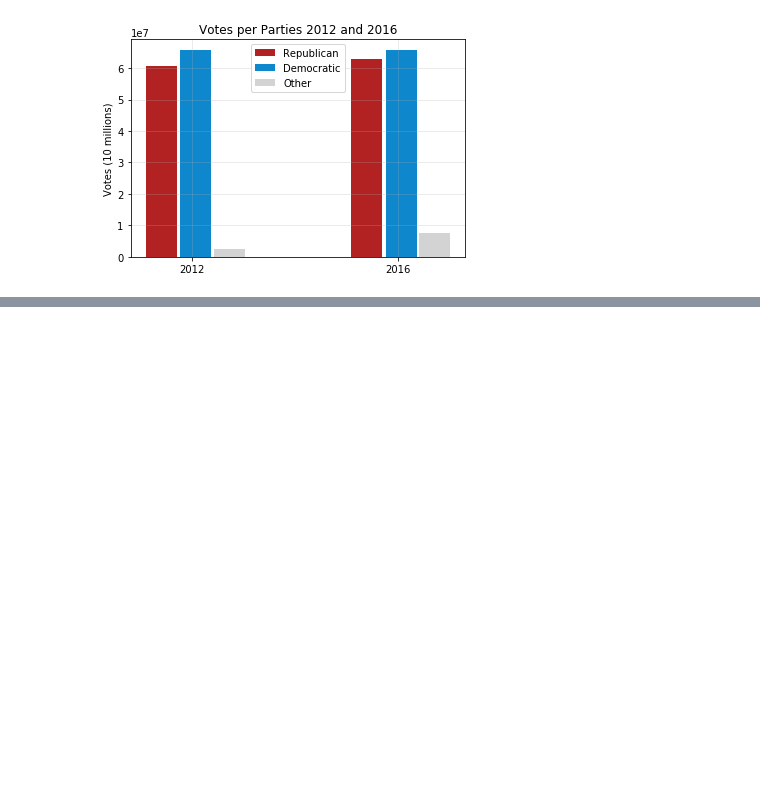
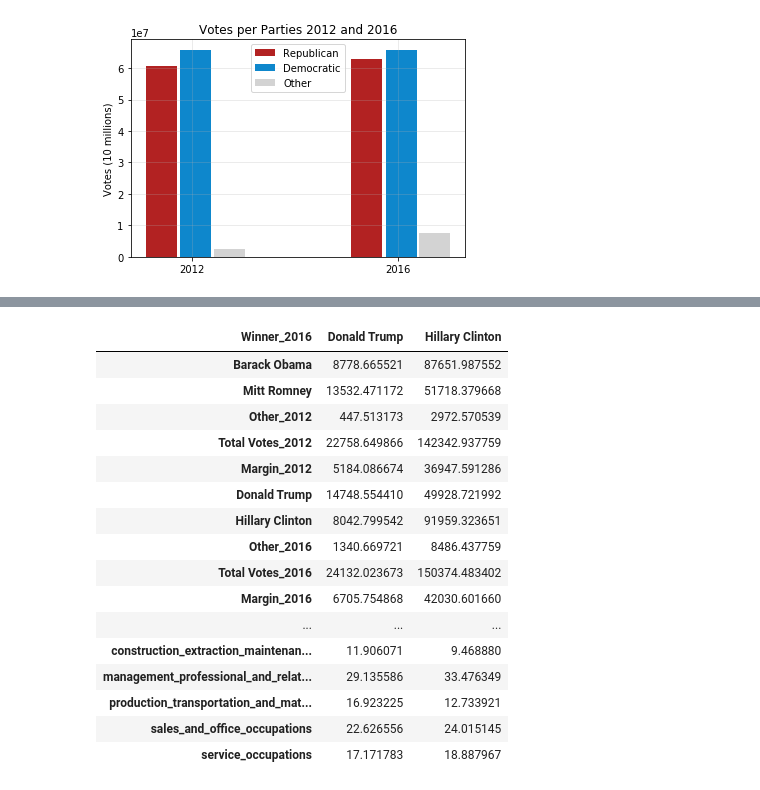
Before and after one commit to muditmathur11/bcmj, a Jupyter notebook: Project/Election_Project.ipynb, the cells around one changed output, grey strips where cells are left out. Drawn from its saved outputs; the diff is of its cells as text; code cells hidden in the pictures; blank space fills up the shorter version.

```diff
--- a/Project/Election_Project.ipynb
+++ b/Project/Election_Project.ipynb
@@ -240,0 +229,20 @@ election_df.describe()
+# %%
+election_merged.groupby(["Winner_2016"]).mean().T
+# %% [output]
+| Winner_2016 | Donald Trump | Hillary Clinton |
+| Barack Obama | 8778.665521 | 87651.987552 |
+| Mitt Romney | 13532.471172 | 51718.379668 |
+| Other_2012 | 447.513173 | 2972.570539 |
+| Total Votes_2012 | 22758.649866 | 142342.937759 |
+| Margin_2012 | 5184.086674 | 36947.591286 |
+| Donald Trump | 14748.554410 | 49928.721992 |
+| Hillary Clinton | 8042.799542 | 91959.323651 |
+| Other_2016 | 1340.669721 | 8486.437759 |
+| Total Votes_2016 | 24132.023673 | 150374.483402 |
+| Margin_2016 | 6705.754868 | 42030.601660 |
+| ... | ... | ... |
+| construction_extraction_maintenan... | 11.906071 | 9.468880 |
+| management_professional_and_relat... | 29.135586 | 33.476349 |
+| production_transportation_and_mat... | 16.923225 | 12.733921 |
+| sales_and_office_occupations | 22.626556 | 24.015145 |
+| service_occupations | 17.171783 | 18.887967 |
```
Also changed, not shown: parts of 13 cells of this notebook, 7 other files.
